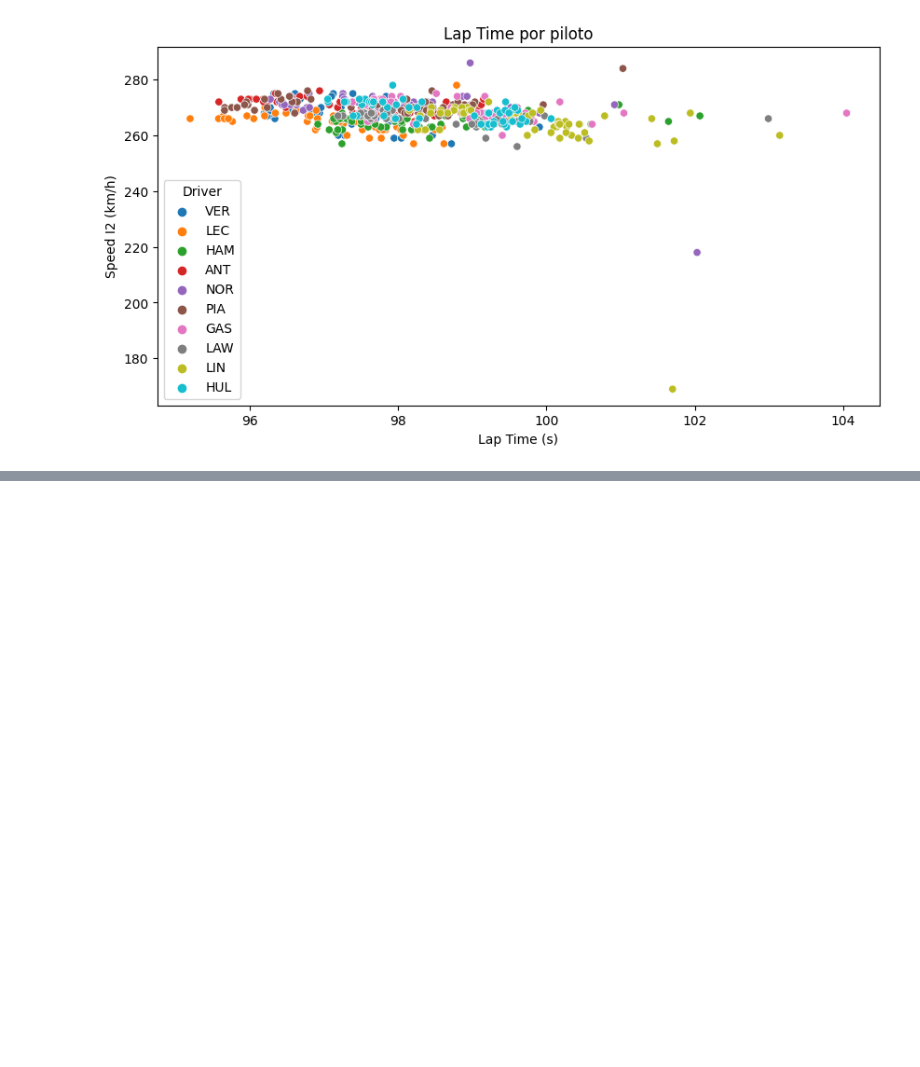
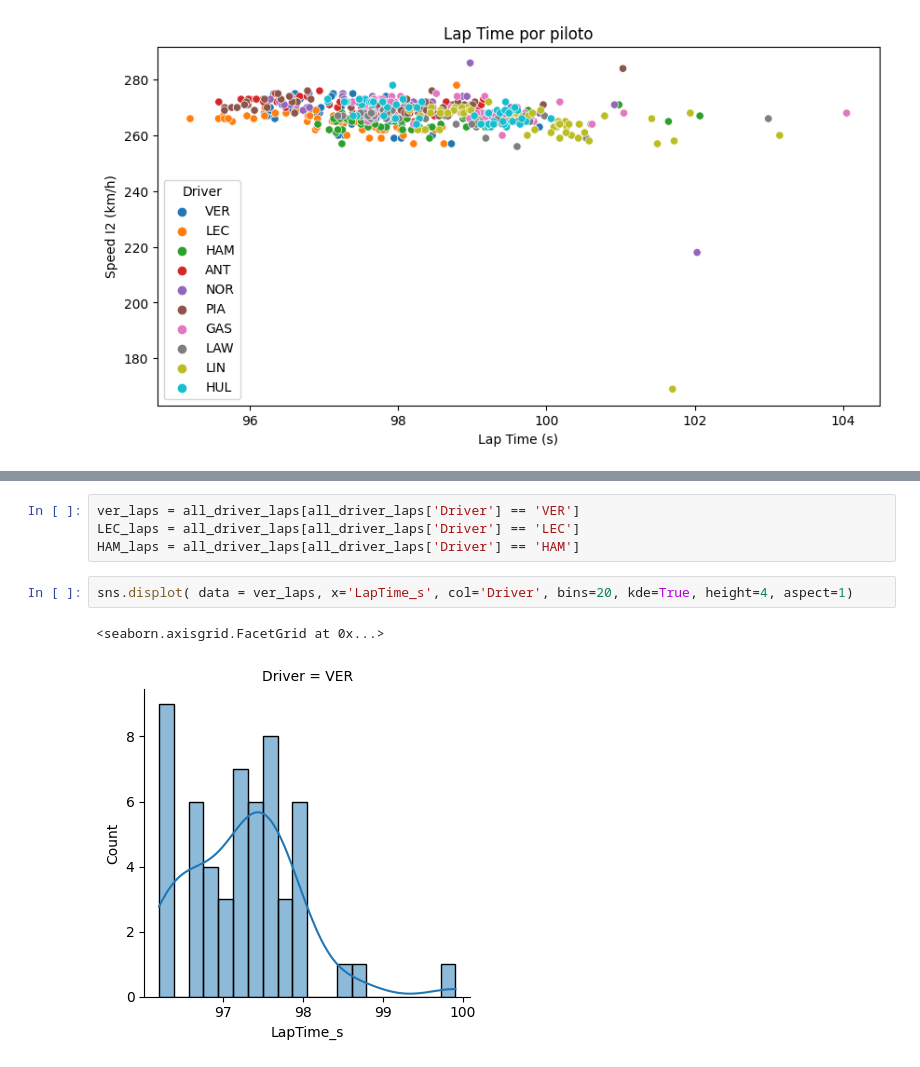
Before and after one commit to gabiru9010/analise-kpis-f1, a Jupyter notebook: Analise_KPIs_Singapure_2026.ipynb, the cells around one changed output, grey strips where cells are left out. Saved outputs shown, nothing was run; the diff lists cells and outputs as text; blank space fills up the shorter version.

```diff
--- a/Analise_KPIs_Singapure_2026.ipynb
+++ b/Analise_KPIs_Singapure_2026.ipynb
@@ -273,0 +300,9 @@ Text(0.5, 1.0, 'Lap Time por piloto')
+# %%
+ver_laps = all_driver_laps[all_driver_laps['Driver'] == 'VER']
+LEC_laps = all_driver_laps[all_driver_laps['Driver'] == 'LEC']
+HAM_laps = all_driver_laps[all_driver_laps['Driver'] == 'HAM']
+# %%
+sns.displot( data = ver_laps, x='LapTime_s', col='Driver', bins=20, kde=True, height=4, aspect=1)
+# %% [output]
+<seaborn.axisgrid.FacetGrid at 0x...>
+[figure, added]
```
Also changed, not shown: parts of 8 cells of this notebook.
